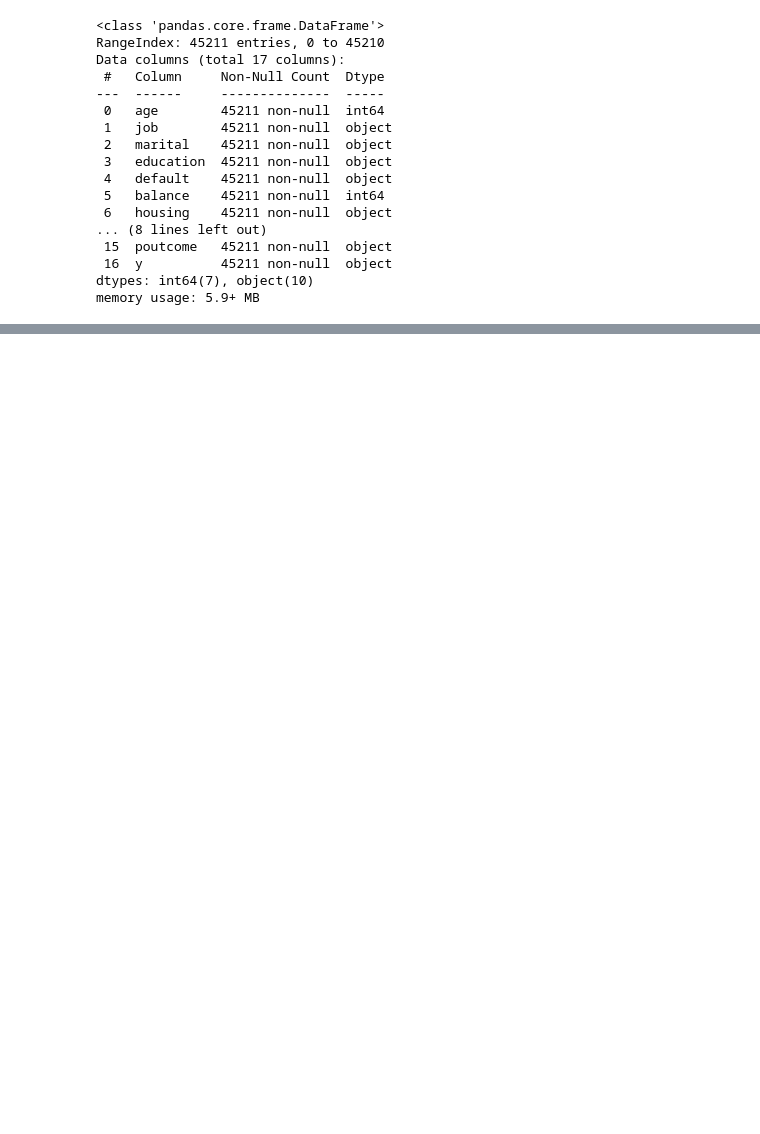
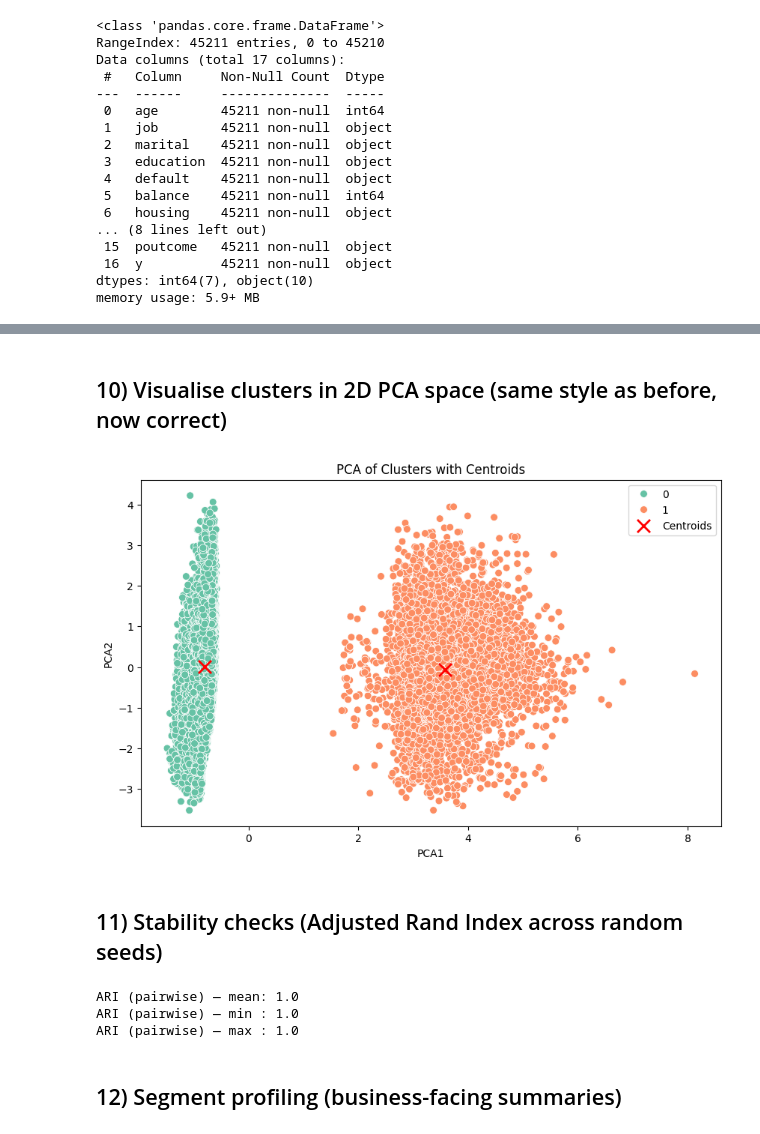
Before and after one commit to ManonoLinda/Customer-Segmentation-and-Marketing-Campaign-Optimisation, a Jupyter notebook: Project1.ipynb, the cells around one changed output, grey strips where cells are left out. Cells and saved outputs as stored; diff of their text form; code cells hidden in the pictures; blank space fills up the shorter version.

```diff
--- a/Project1.ipynb
+++ b/Project1.ipynb
@@ -529,0 +246,4 @@ plt.show()
+# %%
+# Choose K here
+K_CHOSEN = int(metrics_df.loc[metrics_df["silhouette"].idxmax(), "k"])
+K_CHOSEN
@@ -529,0 +254,11 @@ plt.show()
+# %%
+kmeans = KMeans(n_clusters=K_CHOSEN, random_state=42, n_init=20)
+labels = kmeans.fit_predict(X_pca)
+
+print("Silhouette Score:", silhouette_score(X_pca, labels))
+print("Davies-Bouldin Index:", davies_bouldin_score(X_pca, labels))
+print("Calinski-Harabasz Index:", calinski_harabasz_score(X_pca, labels))
+
+# Attach labels back to the original dataframe (for profiling)
+df["Cluster"] = labels
+df["Cluster"].value_counts().sort_index()
@@ -529,0 +274,44 @@ plt.show()
+# %% [markdown]
+## 10) Visualise clusters in 2D PCA space (same style as before, now correct)
+# %%
+pca_df = pd.DataFrame(X_pca[:, :2], columns=["PCA1", "PCA2"])
+pca_df["Cluster"] = labels
+
+centroids_2d = kmeans.cluster_centers_[:, :2]
+
+plt.figure(figsize=(10, 6))
+
+sns.scatterplot(x='PCA1', y='PCA2', hue='Cluster', data=pca_df, palette='Set2', s=50)
+plt.scatter(
+    centroids_2d[:, 0], centroids_2d[:, 1],
+    c='red', marker='x', s=150, linewidths=2, label='Centroids'
+)
+plt.title('PCA of Clusters with Centroids')
+plt.legend()
+plt.show()
+# %% [output]
+[figure, added]
+# %% [markdown]
+## 11) Stability checks (Adjusted Rand Index across random seeds)
+# %%
+seeds = [0, 1, 2, 3, 4, 10, 21, 42, 99]
+labels_by_seed = []
+
+for seed in seeds:
+    km = KMeans(n_clusters=K_CHOSEN, random_state=seed, n_init=20)
+    labels_by_seed.append(km.fit_predict(X_pca))
+
+aris = []
+for i in range(len(labels_by_seed)):
+    for j in range(i + 1, len(labels_by_seed)):
+        aris.append(adjusted_rand_score(labels_by_seed[i], labels_by_seed[j]))
+
+print("ARI (pairwise) — mean:", float(np.mean(aris)))
+print("ARI (pairwise) — min :", float(np.min(aris)))
+print("ARI (pairwise) — max :", float(np.max(aris)))
+# %% [output]
+ARI (pairwise) — mean: 1.0
+ARI (pairwise) — min : 1.0
+ARI (pairwise) — max : 1.0
+# %% [markdown]
+## 12) Segment profiling (business-facing summaries)
```
Also changed, not shown: parts of 70 cells of this notebook.
